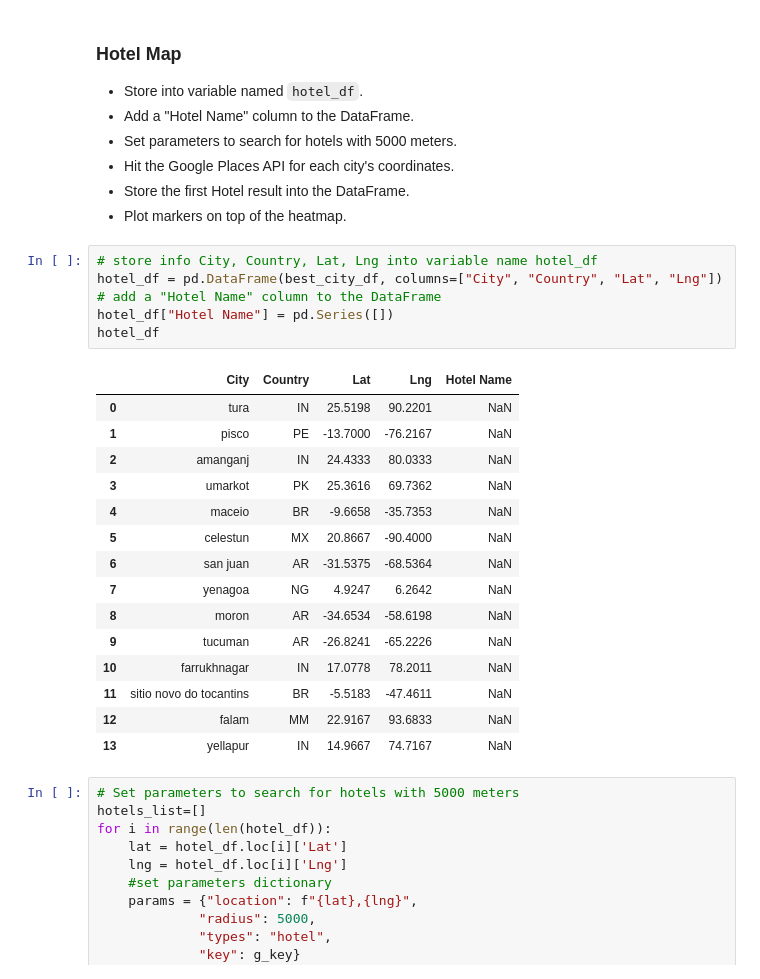
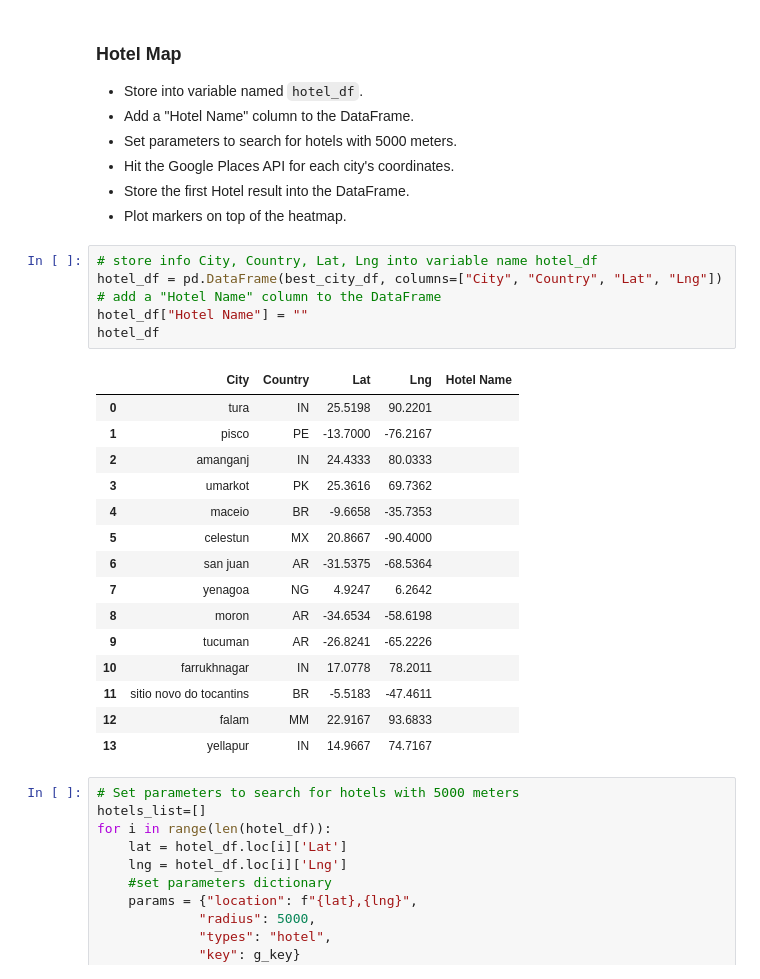
Before and after one commit to SandyGoodell/python-api-challenge, a Jupyter notebook: VacationPy/VacationPy.ipynb, the cells around one changed output. Saved outputs shown, nothing was run; the diff lists cells and outputs as text.

```diff
--- a/VacationPy/VacationPy.ipynb
+++ b/VacationPy/VacationPy.ipynb
@@ -131,25 +131,25 @@ best_city_df
 # %%
 # store info City, Country, Lat, Lng into variable name hotel_df
 hotel_df = pd.DataFrame(best_city_df, columns=["City", "Country", "Lat", "Lng"])
 # add a "Hotel Name" column to the DataFrame
-hotel_df["Hotel Name"] = pd.Series([])
+hotel_df["Hotel Name"] = ""
 hotel_df
 # %% [output]
 |  | City | Country | Lat | Lng | Hotel Name |
-| 0 | tura | IN | 25.5198 | 90.2201 | NaN |
-| 1 | pisco | PE | -13.7000 | -76.2167 | NaN |
-| 2 | amanganj | IN | 24.4333 | 80.0333 | NaN |
-| 3 | umarkot | PK | 25.3616 | 69.7362 | NaN |
-| 4 | maceio | BR | -9.6658 | -35.7353 | NaN |
-| 5 | celestun | MX | 20.8667 | -90.4000 | NaN |
-| 6 | san juan | AR | -31.5375 | -68.5364 | NaN |
-| 7 | yenagoa | NG | 4.9247 | 6.2642 | NaN |
-| 8 | moron | AR | -34.6534 | -58.6198 | NaN |
-| 9 | tucuman | AR | -26.8241 | -65.2226 | NaN |
-| 10 | farrukhnagar | IN | 17.0778 | 78.2011 | NaN |
-| 11 | sitio novo do tocantins | BR | -5.5183 | -47.4611 | NaN |
-| 12 | falam | MM | 22.9167 | 93.6833 | NaN |
-| 13 | yellapur | IN | 14.9667 | 74.7167 | NaN |
+| 0 | tura | IN | 25.5198 | 90.2201 |  |
+| 1 | pisco | PE | -13.7000 | -76.2167 |  |
+| 2 | amanganj | IN | 24.4333 | 80.0333 |  |
+| 3 | umarkot | PK | 25.3616 | 69.7362 |  |
+| 4 | maceio | BR | -9.6658 | -35.7353 |  |
+| 5 | celestun | MX | 20.8667 | -90.4000 |  |
+| 6 | san juan | AR | -31.5375 | -68.5364 |  |
+| 7 | yenagoa | NG | 4.9247 | 6.2642 |  |
+| 8 | moron | AR | -34.6534 | -58.6198 |  |
+| 9 | tucuman | AR | -26.8241 | -65.2226 |  |
+| 10 | farrukhnagar | IN | 17.0778 | 78.2011 |  |
+| 11 | sitio novo do tocantins | BR | -5.5183 | -47.4611 |  |
+| 12 | falam | MM | 22.9167 | 93.6833 |  |
+| 13 | yellapur | IN | 14.9667 | 74.7167 |  |
 # %%
 # Set parameters to search for hotels with 5000 meters
 hotels_list=[]
```
